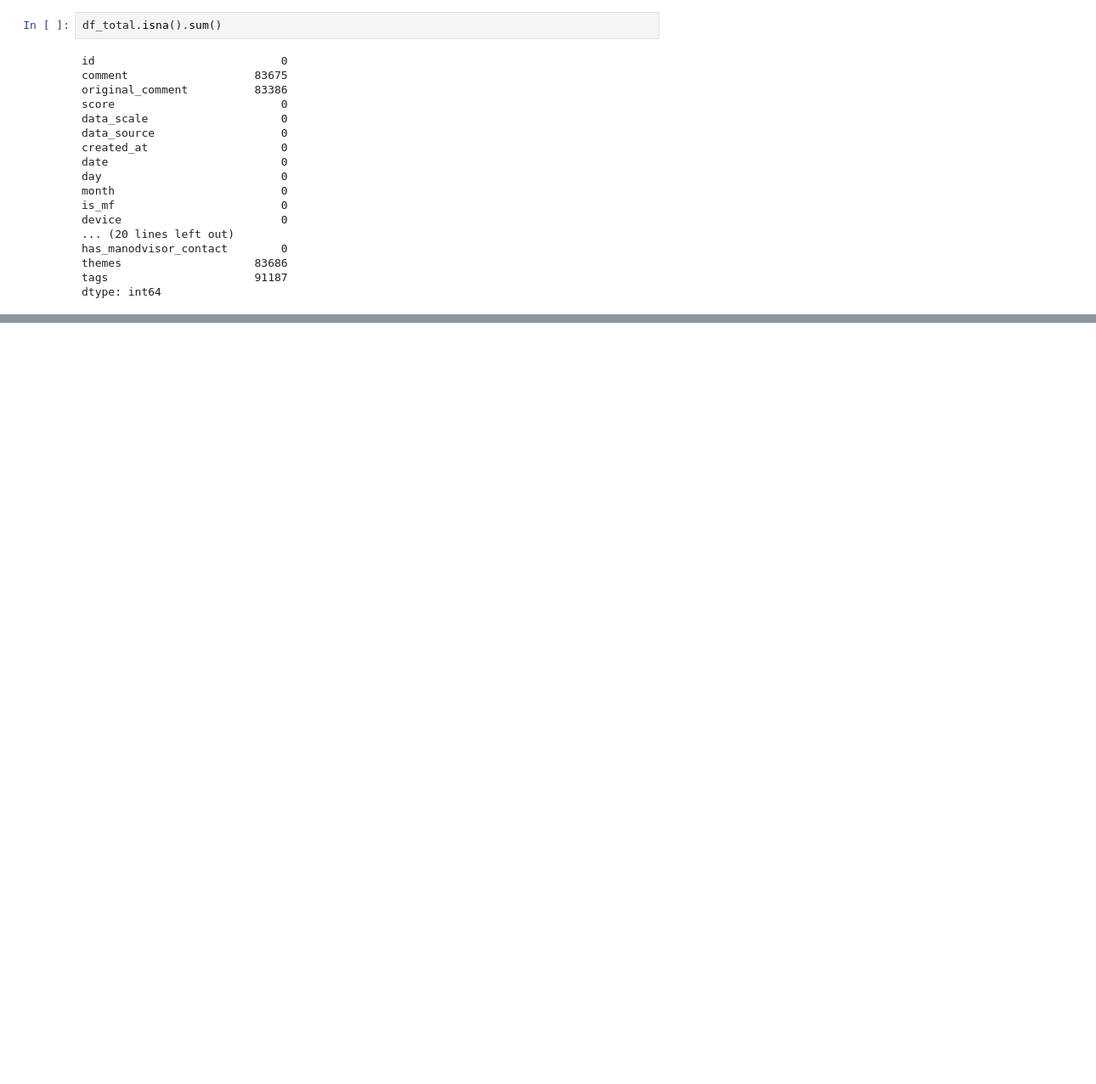
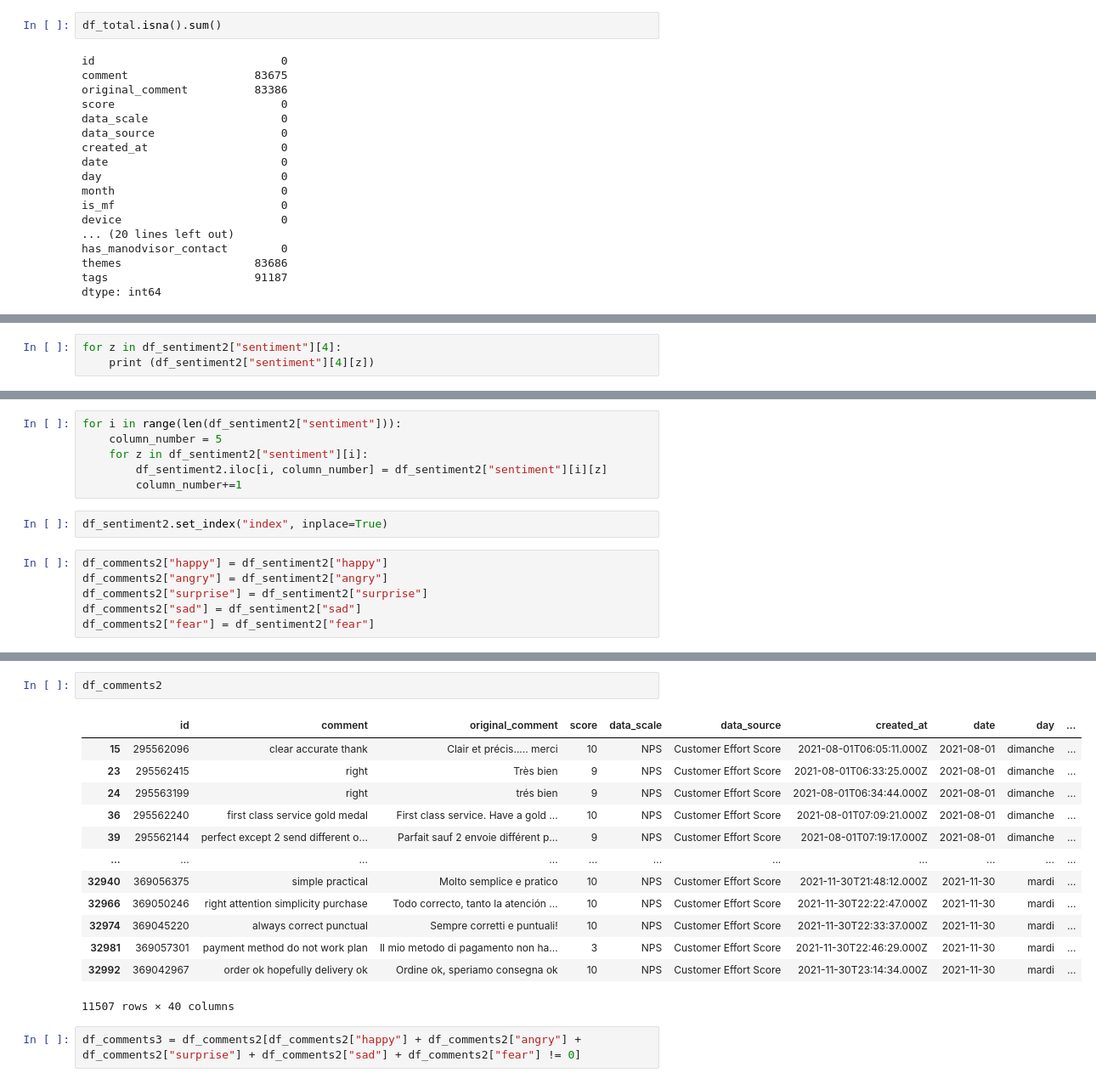
Before and after one commit to CathieLC/Happy_four_friends, a Jupyter notebook: Bérenger/Data exploration.ipynb, the cells around one changed output, grey strips where cells are left out. Shown at 85% size. Cells and saved outputs as stored; diff of their text form; blank space fills up the shorter version.

```diff
--- a/Bérenger/Data exploration.ipynb
+++ b/Bérenger/Data exploration.ipynb
@@ -138,0 +407,3 @@ df_total.describe()
+# %%
+for z in df_sentiment2["sentiment"][4]:
+    print (df_sentiment2["sentiment"][4][z])
@@ -138,0 +416,14 @@ df_total.describe()
+# %%
+for i in range(len(df_sentiment2["sentiment"])):
+    column_number = 5
+    for z in df_sentiment2["sentiment"][i]:
+        df_sentiment2.iloc[i, column_number] = df_sentiment2["sentiment"][i][z]
+        column_number+=1
+# %%
+df_sentiment2.set_index("index", inplace=True)
+# %%
+df_comments2["happy"] = df_sentiment2["happy"]
+df_comments2["angry"] = df_sentiment2["angry"]
+df_comments2["surprise"] = df_sentiment2["surprise"]
+df_comments2["sad"] = df_sentiment2["sad"]
+df_comments2["fear"] = df_sentiment2["fear"]
@@ -138,0 +448,18 @@ df_total.describe()
+# %%
+df_comments2
+# %% [output]
+|  | id | comment | original_comment | score | data_scale | data_source | created_at | date | day | ... |
+| 15 | 295562096 | clear accurate thank | Clair et précis..... merci | 10 | NPS | Customer Effort Score | 2021-08-01T06:05:11.000Z | 2021-08-01 | dimanche | ... |
+| 23 | 295562415 | right | Très bien | 9 | NPS | Customer Effort Score | 2021-08-01T06:33:25.000Z | 2021-08-01 | dimanche | ... |
+| 24 | 295563199 | right | trés bien | 9 | NPS | Customer Effort Score | 2021-08-01T06:34:44.000Z | 2021-08-01 | dimanche | ... |
+| 36 | 295562240 | first class service gold medal | First class service. Have a gold ... | 10 | NPS | Customer Effort Score | 2021-08-01T07:09:21.000Z | 2021-08-01 | dimanche | ... |
+| 39 | 295562144 | perfect except 2 send different o... | Parfait sauf 2 envoie différent p... | 9 | NPS | Customer Effort Score | 2021-08-01T07:19:17.000Z | 2021-08-01 | dimanche | ... |
+| ... | ... | ... | ... | ... | ... | ... | ... | ... | ... | ... |
+| 32940 | 369056375 | simple practical | Molto semplice e pratico | 10 | NPS | Customer Effort Score | 2021-11-30T21:48:12.000Z | 2021-11-30 | mardi | ... |
+| 32966 | 369050246 | right attention simplicity purchase | Todo correcto, tanto la atención ... | 10 | NPS | Customer Effort Score | 2021-11-30T22:22:47.000Z | 2021-11-30 | mardi | ... |
+| 32974 | 369045220 | always correct punctual | Sempre corretti e puntuali! | 10 | NPS | Customer Effort Score | 2021-11-30T22:33:37.000Z | 2021-11-30 | mardi | ... |
+| 32981 | 369057301 | payment method do not work plan | Il mio metodo di pagamento non ha... | 3 | NPS | Customer Effort Score | 2021-11-30T22:46:29.000Z | 2021-11-30 | mardi | ... |
+| 32992 | 369042967 | order ok hopefully delivery ok | Ordine ok, speriamo consegna ok | 10 | NPS | Customer Effort Score | 2021-11-30T23:14:34.000Z | 2021-11-30 | mardi | ... |
+11507 rows × 40 columns
+# %%
+df_comments3 = df_comments2[df_comments2["happy"] + df_comments2["angry"] + df_comments2["surprise"] + df_comments2["sad"] + df_comments2["fear"] != 0]
```
Also changed, not shown: parts of 28 cells of this notebook.
